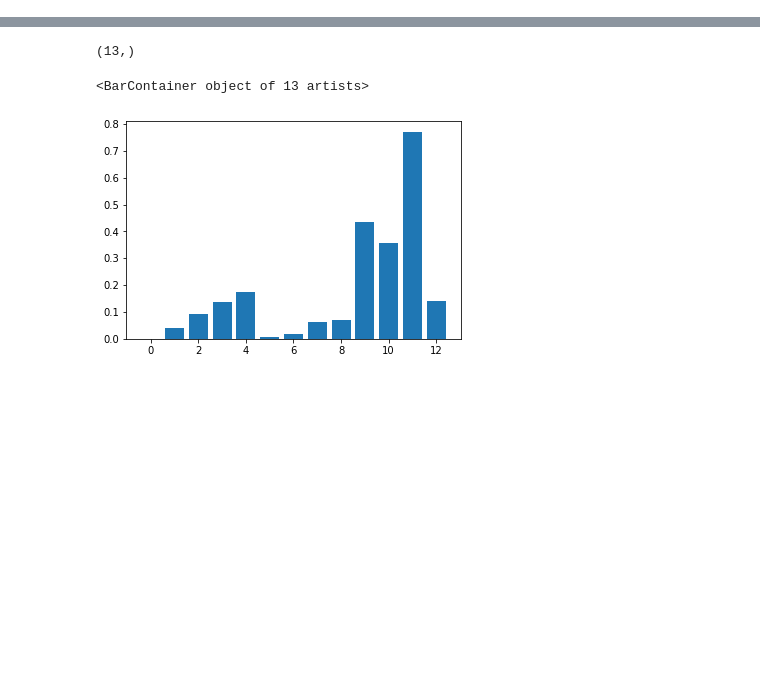
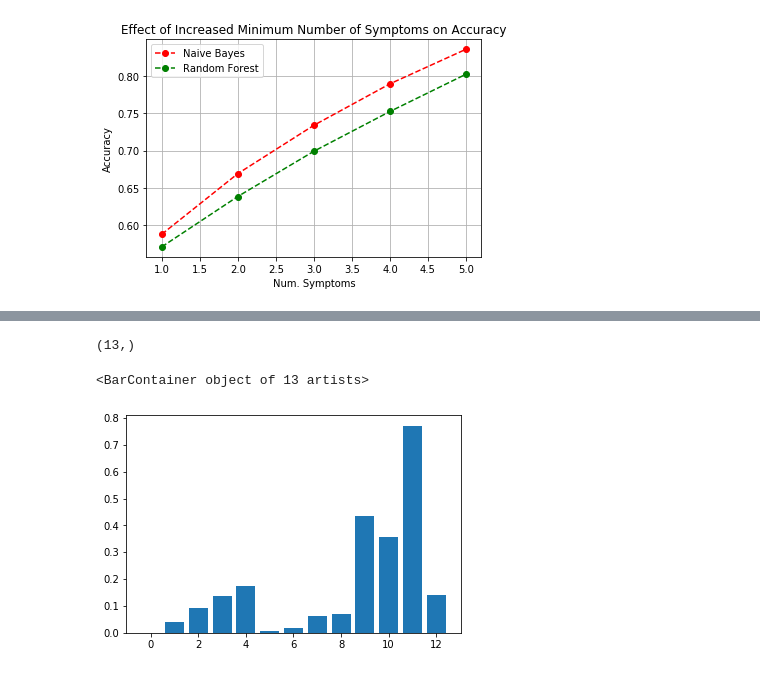
Before and after one commit to teliov/thesis-notebooks, a Jupyter notebook: 07_27_report_plots/compare_baseline.ipynb, the cells around one changed output, grey strips where cells are left out. Saved outputs shown, nothing was run; the diff lists cells and outputs as text; code cells hidden in the pictures; blank space fills up the shorter version.

```diff
--- a/07_27_report_plots/compare_baseline.ipynb
+++ b/07_27_report_plots/compare_baseline.ipynb
@@ -87,0 +140,20 @@ rf_df = pd.DataFrame(rf_vs_all)
+# %%
+# let's get the effect of increasing symptoms on metrics
+nb_df_inc = nb_df.iloc[0:5]
+rf_df_inc = rf_df.iloc[0:5]
+# %%
+fig_dir = "/Users/teliov/TUD/Thesis/Medvice/Reports/Differential Diagnosis A Machine Learning Approach/images/chapter-5/misc"
+# %%
+# plot accuracy for random forest and nb
+fig, ax = plt.subplots()
+ax.grid()
+ax.plot(range(1, 6), nb_df_inc['baseline_acc'], 'o--', color="r", label="Naive Bayes")
+ax.plot(range(1, 6), rf_df_inc['baseline_acc'], 'o--', color="g", label="Random Forest")
+ax.set_xlabel("Num. Symptoms")
+ax.set_ylabel("Accuracy")
+ax.set_title("Effect of Increased Minimum Number of Symptoms on Accuracy")
+ax.legend(loc='best')
+fig.savefig(os.path.join(fig_dir, "inc_symptoms_acc.pdf"))
+fig.savefig(os.path.join(fig_dir, "inc_symptoms_acc.png"))
+# %% [output]
+[figure, added]
```
Also changed, not shown: parts of 16 cells of this notebook, 5 other files.
